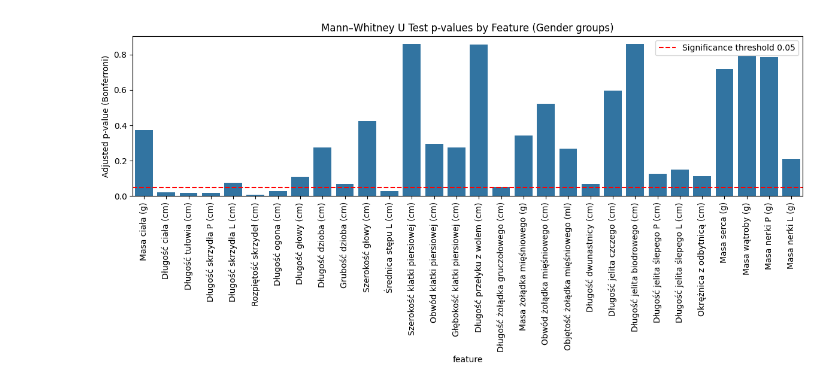
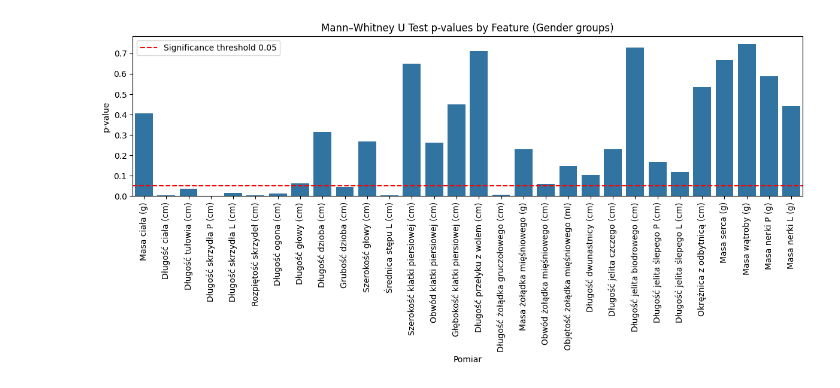
Before and after one commit to mateuszkojro/charakterystyka-morfometryczna-golebia-miejskiego, a Jupyter notebook: 10-basic-breakdown.ipynb, the cells around one changed output. Saved outputs shown, nothing was run; the diff lists cells and outputs as text; code cells hidden in the pictures.

Commit message:
Removing outliers, corelation pvalues plots and subtables with literature comparassions

```diff
--- a/10-basic-breakdown.ipynb
+++ b/10-basic-breakdown.ipynb
@@ -32,48 +38,61 @@ Saving plot to 'images/All corelations Samce.png'
 # %%
 import pandas as pd
 import seaborn as sns
 import matplotlib.pyplot as plt
-from scipy.stats import mannwhitneyu, shapiro
+from scipy.stats import mannwhitneyu, shapiro, ttest_ind
 import numpy as np
 
 # Assuming df: rows=samples, columns=features
 # gender: Series aligned with df.index, values 'male'/'female'
 
-pvals = []
-normality1 = []
-normality2 = []
-features = []
-df = ds.df.dropna()
+# pvals = []
+# normality1 = []
+# normality2 = []
+# features = []
+
+def format(series: pd.Series):
+    return f"{series.mean():.2f} ± {series.std():.2f}"
+
+results = []
+
+df = ds.df.copy()
 for col in ds.data_cols:
-    group1 = df[df["Płeć"] == "Samice"][col]
-    group2 = df[df["Płeć"] == "Samce"][col]
+    group1 = df[df["Płeć"] == "Samice"][col].dropna()
+    group2 = df[df["Płeć"] == "Samce"][col].dropna()
 
     if len(group1) > 0 and len(group2) > 0:
-        _, p = mannwhitneyu(group1, group2, alternative="two-sided")
+        _, p = ttest_ind(group1, group2, alternative="two-sided", equal_var=False)
     else:
         p = None
     if isinstance(p, list):
         p = p[0]
-    normality1.append(shapiro(group1).pvalue)
-    normality2.append(shapiro(group2).pvalue)
 
-    pvals.append(p)
-    features.append(col)
+    results.append(
+        {
+            "Pomiar": col,
+            "Razem (Średnia ± SD)": format(df[col]),
+            "Samice (Średnia ± SD)": format(group1),
+            "Samce (Średnia ± SD)": format(group2),
+            "Shapiro Samice": shapiro(group1).pvalue,
+            "Shapiro Samce": shapiro(group2).pvalue,
+            "t-test pvalue": p,
+        }
+    )
 
-pvals_df = pd.DataFrame({"feature": features, "pvalue": pvals, "Shapiro F": normality1, "Shapiro M": normality2})
+pvals_df = pd.DataFrame(results)
 
 # Plot
 plt.figure(figsize=(12, 6))
-sns.barplot(x="feature", y="pvalue", data=pvals_df)
+sns.barplot(x="Pomiar", y="t-test pvalue", data=pvals_df)
 plt.xticks(rotation=90)
-plt.ylabel("Adjusted p-value (Bonferroni)")
+plt.ylabel("p-value")
 plt.title("Mann–Whitney U Test p-values by Feature (Gender groups)")
 plt.axhline(0.05, color="red", linestyle="--", label="Significance threshold 0.05")
 plt.legend()
 plt.tight_layout()
 plt.show()
 # %% [output]
-[figure, old version]
+[figure, new version]
 # %%
 pvals_df
 # %% [output]
```
Also changed, not shown: parts of 14 cells of this notebook, 9 other files.
